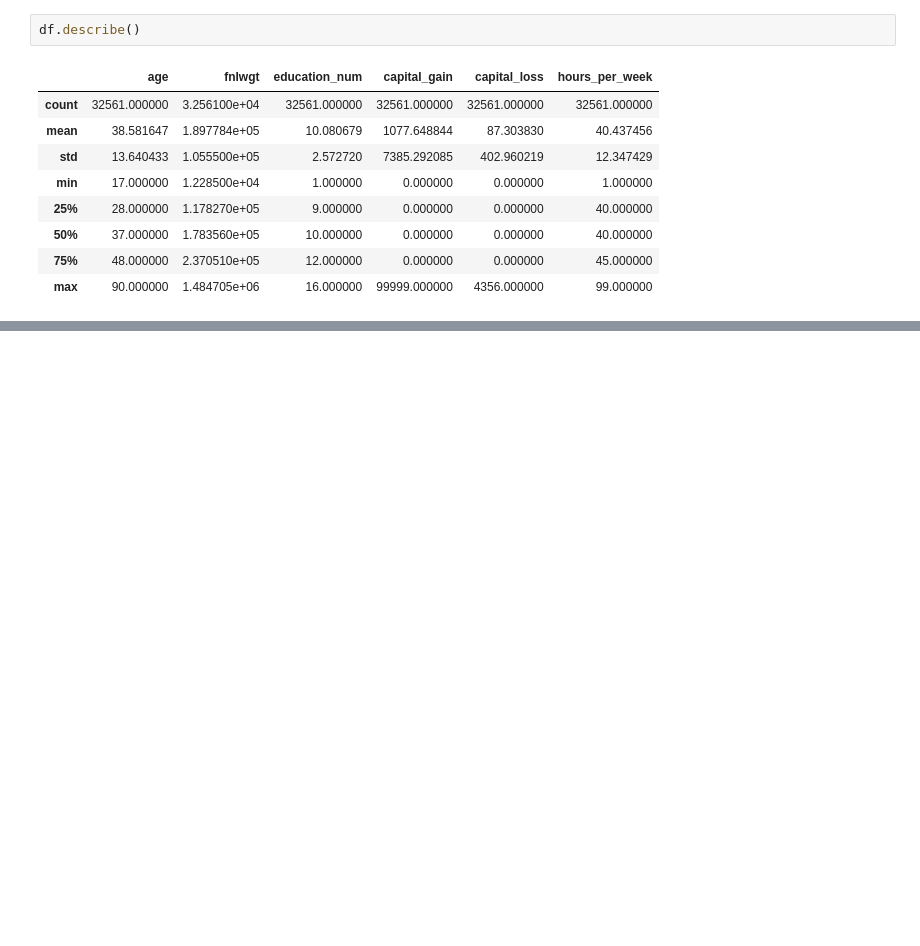
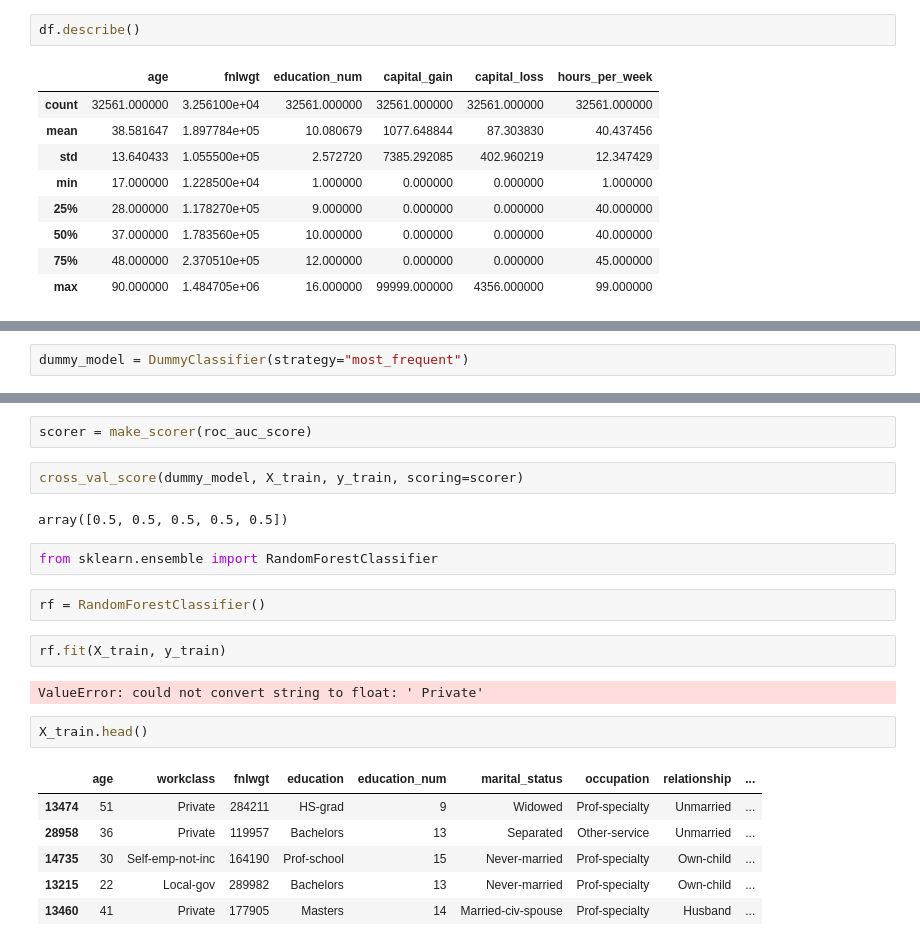
Before and after one commit to learn-co-students/mod-3-code-challenge-review-seattle-ds-012720, a Jupyter notebook: review.ipynb, the cells around one changed output, grey strips where cells are left out. Saved outputs shown, nothing was run; the diff lists cells and outputs as text; blank space fills up the shorter version.

```diff
--- a/review.ipynb
+++ b/review.ipynb
@@ -33,0 +119,2 @@ df.describe()
+# %%
+dummy_model = DummyClassifier(strategy="most_frequent")
@@ -33,0 +144,23 @@ df.describe()
+# %%
+scorer = make_scorer(roc_auc_score)
+# %%
+cross_val_score(dummy_model, X_train, y_train, scoring=scorer)
+# %% [output]
+array([0.5, 0.5, 0.5, 0.5, 0.5])
+# %%
+from sklearn.ensemble import RandomForestClassifier
+# %%
+rf = RandomForestClassifier()
+# %%
+rf.fit(X_train, y_train)
+# %% [output]
+ValueError: could not convert string to float: ' Private'
+# %%
+X_train.head()
+# %% [output]
+|  | age | workclass | fnlwgt | education | education_num | marital_status | occupation | relationship | ... |
+| 13474 | 51 | Private | 284211 | HS-grad | 9 | Widowed | Prof-specialty | Unmarried | ... |
+| 28958 | 36 | Private | 119957 | Bachelors | 13 | Separated | Other-service | Unmarried | ... |
+| 14735 | 30 | Self-emp-not-inc | 164190 | Prof-school | 15 | Never-married | Prof-specialty | Own-child | ... |
+| 13215 | 22 | Local-gov | 289982 | Bachelors | 13 | Never-married | Prof-specialty | Own-child | ... |
+| 13460 | 41 | Private | 177905 | Masters | 14 | Married-civ-spouse | Prof-specialty | Husband | ... |
```
Also changed, not shown: parts of 48 cells of this notebook.
